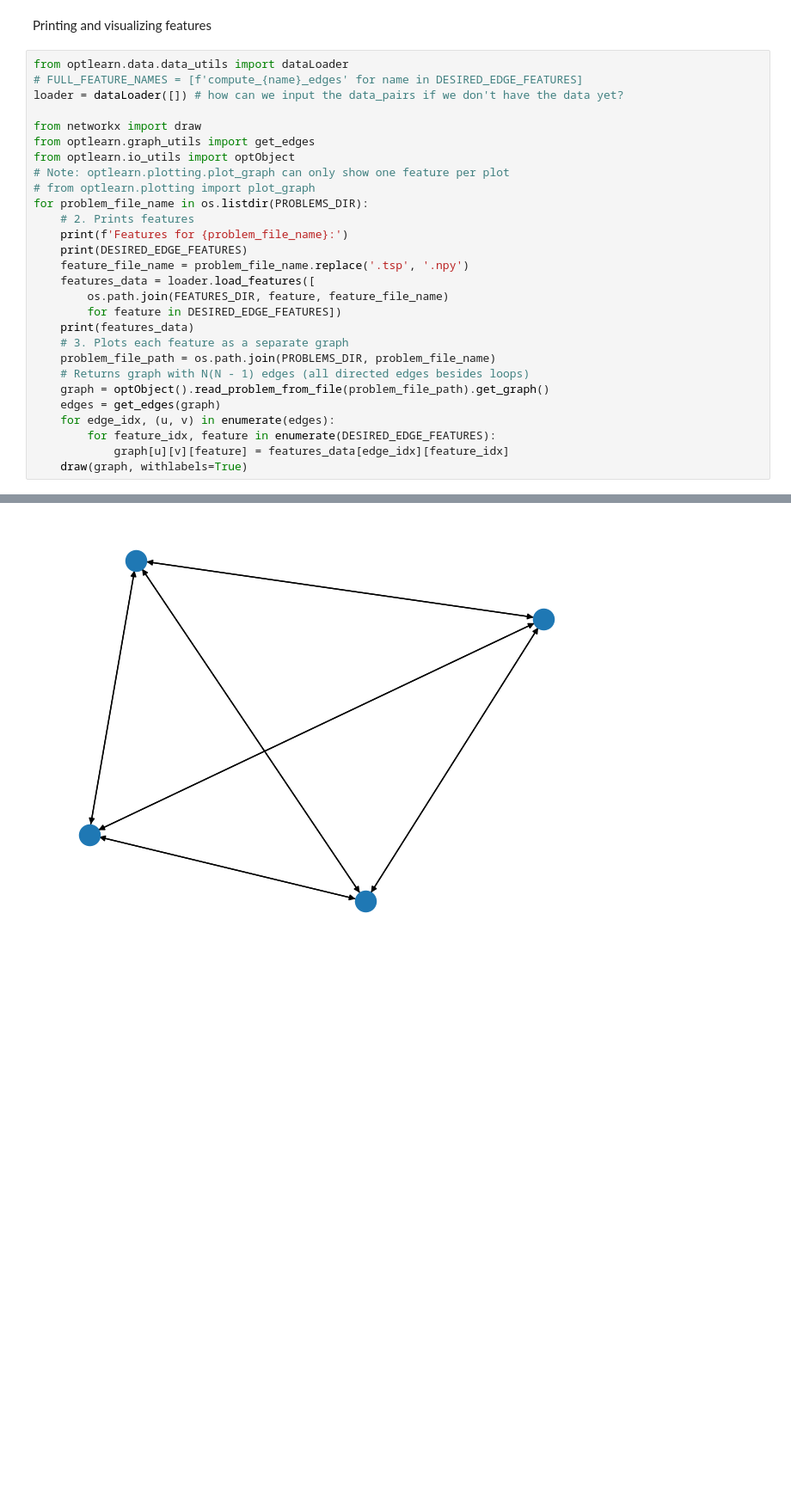
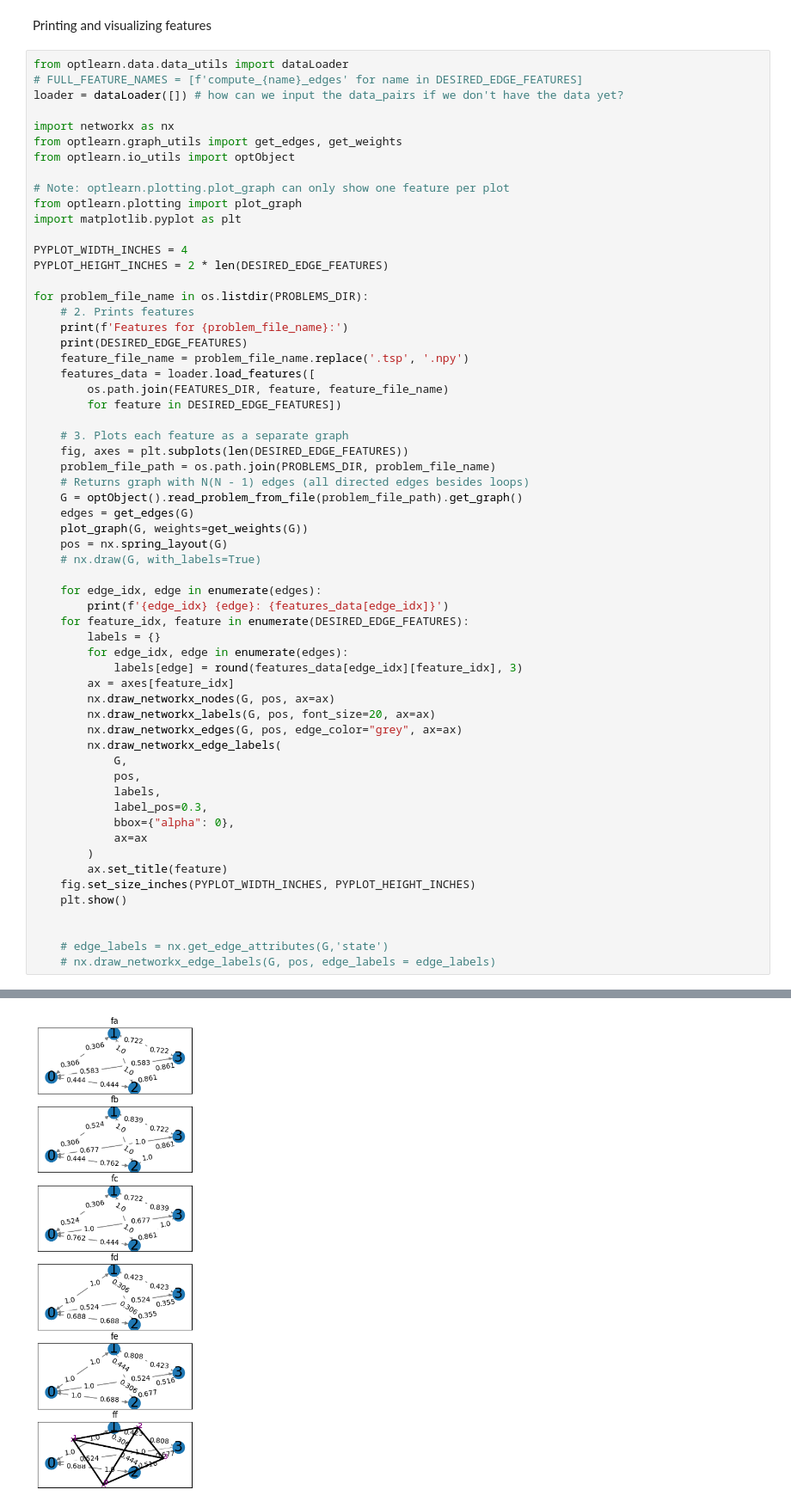
Before and after one commit to krishnabhattaram/TSPPruning, a Jupyter notebook: optlearn/extraction_demo.ipynb, the cells around one changed output, grey strips where cells are left out. Shown at 86% size. Saved outputs shown, nothing was run; the diff lists cells and outputs as text; blank space fills up the shorter version.

Commit message:
Add visualization of features

```diff
--- a/optlearn/extraction_demo.ipynb
+++ b/optlearn/extraction_demo.ipynb
@@ -36,11 +36,17 @@ from optlearn.data.data_utils import dataLoader
 # FULL_FEATURE_NAMES = [f'compute_{name}_edges' for name in DESIRED_EDGE_FEATURES]
 loader = dataLoader([]) # how can we input the data_pairs if we don't have the data yet?
 
-from networkx import draw
-from optlearn.graph_utils import get_edges
+import networkx as nx
+from optlearn.graph_utils import get_edges, get_weights
 from optlearn.io_utils import optObject
+
 # Note: optlearn.plotting.plot_graph can only show one feature per plot
-# from optlearn.plotting import plot_graph
+from optlearn.plotting import plot_graph
+import matplotlib.pyplot as plt
+
+PYPLOT_WIDTH_INCHES = 4
+PYPLOT_HEIGHT_INCHES = 2 * len(DESIRED_EDGE_FEATURES)
+
 for problem_file_name in os.listdir(PROBLEMS_DIR):
 	# 2. Prints features
 	print(f'Features for {problem_file_name}:')
@@ -49,16 +55,42 @@ for problem_file_name in os.listdir(PROBLEMS_DIR):
 	features_data = loader.load_features([
 		os.path.join(FEATURES_DIR, feature, feature_file_name)
 		for feature in DESIRED_EDGE_FEATURES])
-	print(features_data)
+
 	# 3. Plots each feature as a separate graph
+	fig, axes = plt.subplots(len(DESIRED_EDGE_FEATURES))
 	problem_file_path = os.path.join(PROBLEMS_DIR, problem_file_name)
 	# Returns graph with N(N - 1) edges (all directed edges besides loops)
-	graph = optObject().read_problem_from_file(problem_file_path).get_graph()
-	edges = get_edges(graph)
-	for edge_idx, (u, v) in enumerate(edges):
-		for feature_idx, feature in enumerate(DESIRED_EDGE_FEATURES):
-			graph[u][v][feature] = features_data[edge_idx][feature_idx]
-	draw(graph, withlabels=True)
+	G = optObject().read_problem_from_file(problem_file_path).get_graph()
+	edges = get_edges(G)
+	plot_graph(G, weights=get_weights(G))
+	pos = nx.spring_layout(G)
+	# nx.draw(G, with_labels=True)
+
+	for edge_idx, edge in enumerate(edges):
+		print(f'{edge_idx} {edge}: {features_data[edge_idx]}')
+	for feature_idx, feature in enumerate(DESIRED_EDGE_FEATURES):
+		labels = {}
+		for edge_idx, edge in enumerate(edges):
+			labels[edge] = round(features_data[edge_idx][feature_idx], 3)
+		ax = axes[feature_idx]
+		nx.draw_networkx_nodes(G, pos, ax=ax)
+		nx.draw_networkx_labels(G, pos, font_size=20, ax=ax)
+		nx.draw_networkx_edges(G, pos, edge_color="grey", ax=ax)
+		nx.draw_networkx_edge_labels(
+			G,
+			pos,
+			labels,
+			label_pos=0.3,
+			bbox={"alpha": 0},
+			ax=ax
+		)
+		ax.set_title(feature)
+	fig.set_size_inches(PYPLOT_WIDTH_INCHES, PYPLOT_HEIGHT_INCHES)
+	plt.show()
+
+
+	# edge_labels = nx.get_edge_attributes(G,'state')
+	# nx.draw_networkx_edge_labels(G, pos, edge_labels = edge_labels)
 # %% [output]
 Features for small_tsp_instance.tsp:
 ['fa', 'fb', 'fc', 'fd', 'fe', 'ff']
@@ -78 +109 @@ Features for small_tsp_instance.tsp:
-[figure, old version]
+[figure, new version]
```
Also changed, not shown: parts of 1 cell of this notebook.
